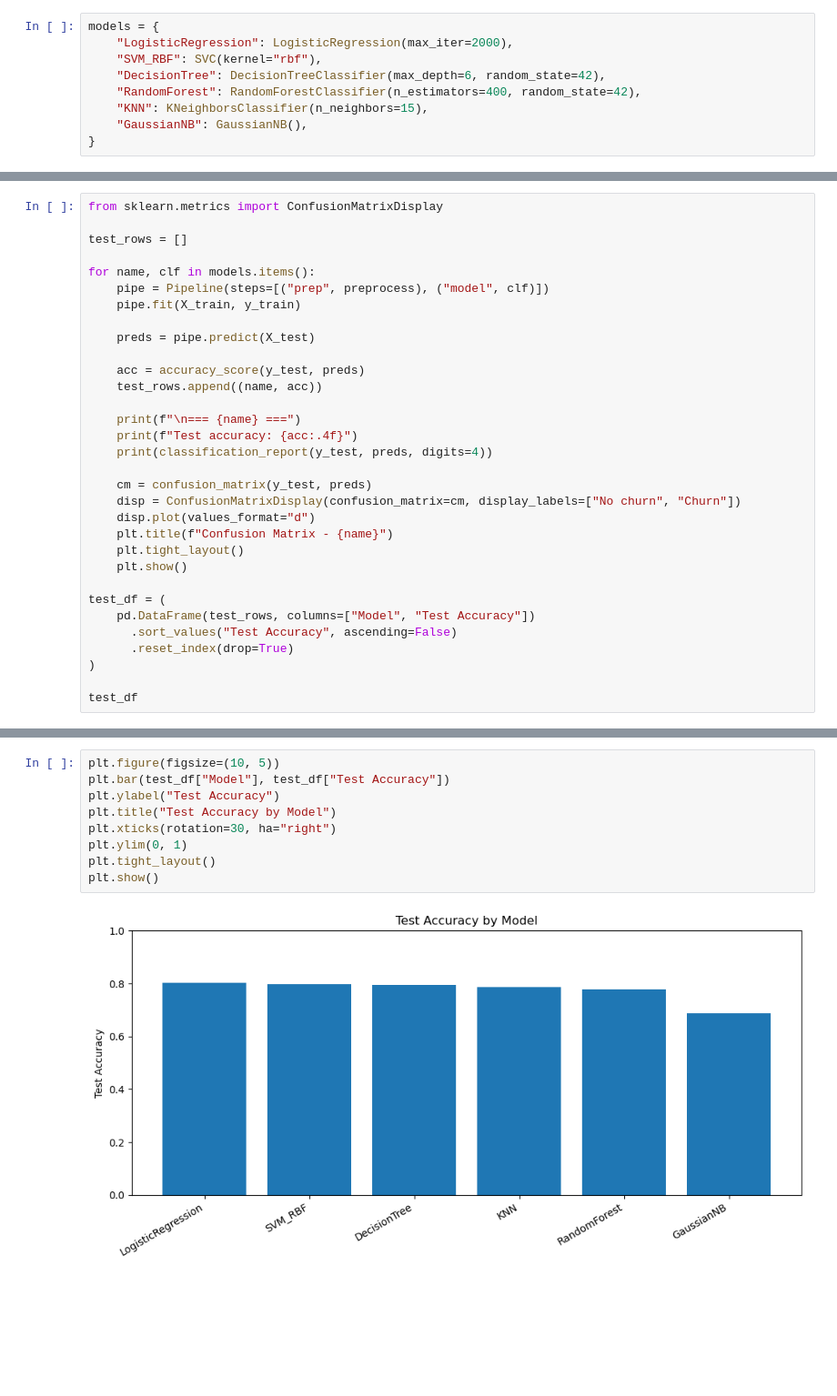
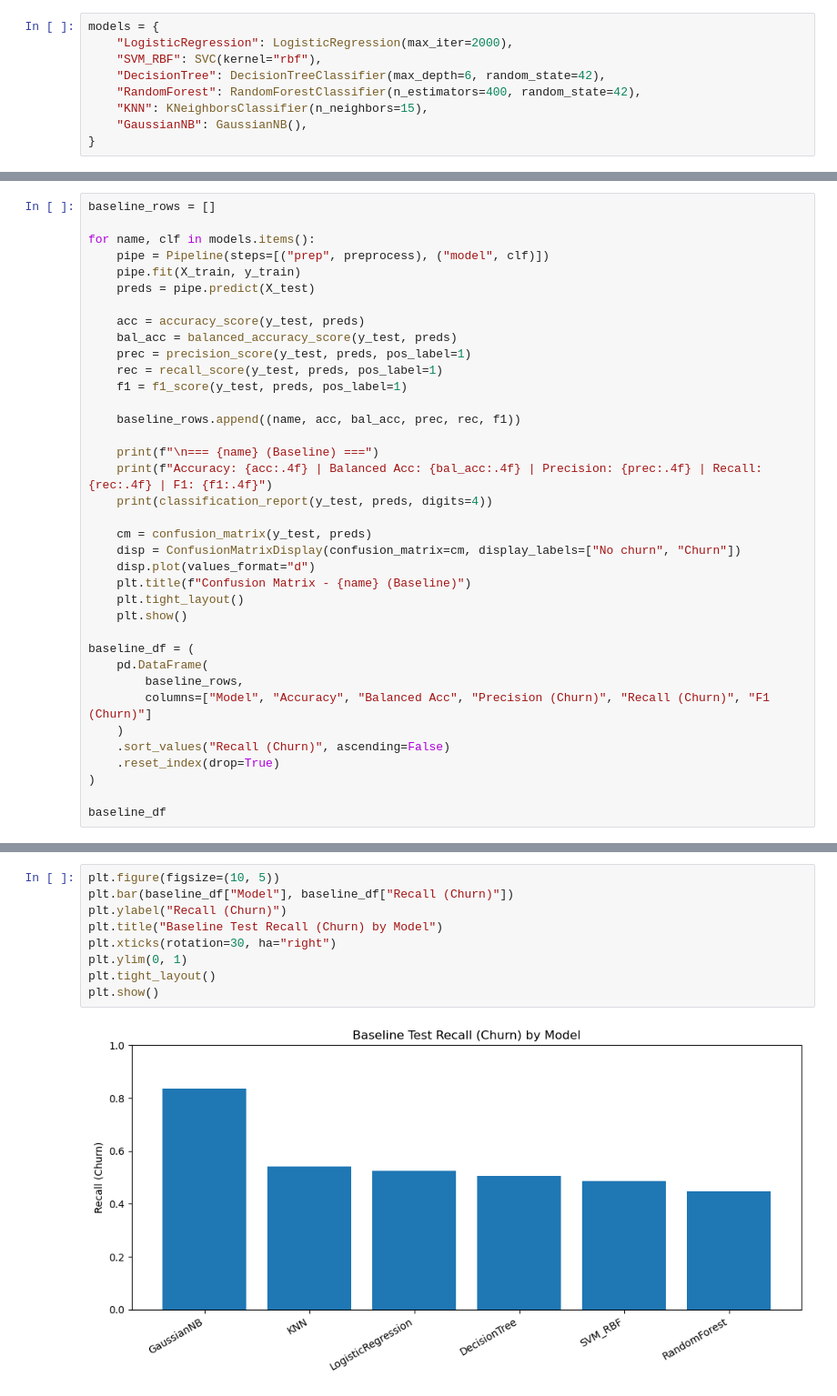
Before and after one commit to mmswflow-upb/swe-labs, a Jupyter notebook: HW/HW 6/hw6.ipynb, the cells around one changed output, grey strips where cells are left out. Shown at 91% size. Saved outputs shown, nothing was run; the diff lists cells and outputs as text; blank space fills up the shorter version.

```diff
--- a/HW/HW 6/hw6.ipynb
+++ b/HW/HW 6/hw6.ipynb
@@ -311,33 +271,38 @@ For each model, I print the classification report and I plot the confusion matri
 # %%
-from sklearn.metrics import ConfusionMatrixDisplay
-
-test_rows = []
+baseline_rows = []
 
 for name, clf in models.items():
     pipe = Pipeline(steps=[("prep", preprocess), ("model", clf)])
     pipe.fit(X_train, y_train)
-
     preds = pipe.predict(X_test)
 
     acc = accuracy_score(y_test, preds)
-    test_rows.append((name, acc))
+    bal_acc = balanced_accuracy_score(y_test, preds)
+    prec = precision_score(y_test, preds, pos_label=1)
+    rec = recall_score(y_test, preds, pos_label=1)
+    f1 = f1_score(y_test, preds, pos_label=1)
 
-    print(f"\n=== {name} ===")
-    print(f"Test accuracy: {acc:.4f}")
+    baseline_rows.append((name, acc, bal_acc, prec, rec, f1))
+
+    print(f"\n=== {name} (Baseline) ===")
+    print(f"Accuracy: {acc:.4f} | Balanced Acc: {bal_acc:.4f} | Precision: {prec:.4f} | Recall: {rec:.4f} | F1: {f1:.4f}")
     print(classification_report(y_test, preds, digits=4))
 
     cm = confusion_matrix(y_test, preds)
     disp = ConfusionMatrixDisplay(confusion_matrix=cm, display_labels=["No churn", "Churn"])
     disp.plot(values_format="d")
-    plt.title(f"Confusion Matrix - {name}")
+    plt.title(f"Confusion Matrix - {name} (Baseline)")
     plt.tight_layout()
     plt.show()
 
-test_df = (
-    pd.DataFrame(test_rows, columns=["Model", "Test Accuracy"])
-      .sort_values("Test Accuracy", ascending=False)
-      .reset_index(drop=True)
+baseline_df = (
+    pd.DataFrame(
+        baseline_rows,
+        columns=["Model", "Accuracy", "Balanced Acc", "Precision (Churn)", "Recall (Churn)", "F1 (Churn)"]
+    )
+    .sort_values("Recall (Churn)", ascending=False)
+    .reset_index(drop=True)
 )
 
-test_df
+baseline_df
 # %% [output]
@@ -421,11 +386,11 @@ I plot test accuracy to compare model performance on the same train/test split.
 # %%
 plt.figure(figsize=(10, 5))
-plt.bar(test_df["Model"], test_df["Test Accuracy"])
-plt.ylabel("Test Accuracy")
-plt.title("Test Accuracy by Model")
+plt.bar(baseline_df["Model"], baseline_df["Recall (Churn)"])
+plt.ylabel("Recall (Churn)")
+plt.title("Baseline Test Recall (Churn) by Model")
 plt.xticks(rotation=30, ha="right")
 plt.ylim(0, 1)
 plt.tight_layout()
 plt.show()
 # %% [output]
-[figure, old version]
+[figure, new version]
```
Also changed, not shown: parts of 45 cells of this notebook, 4 other files.
